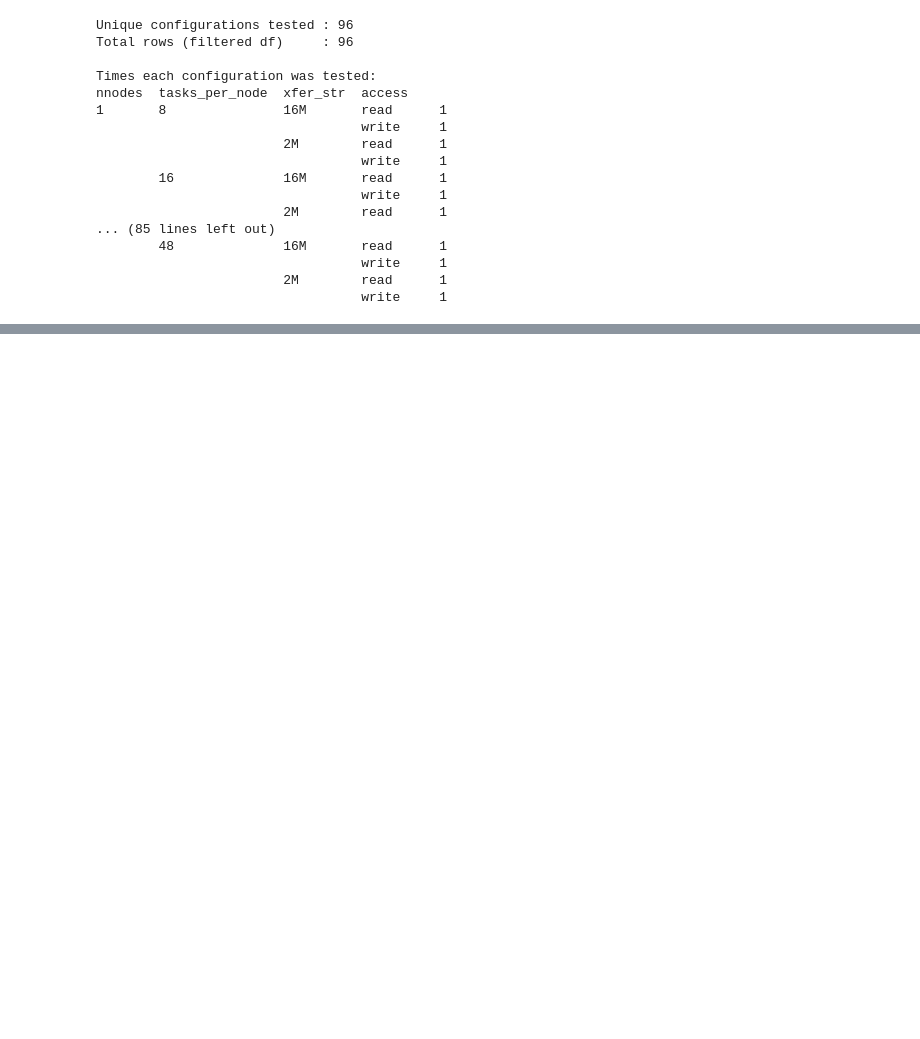
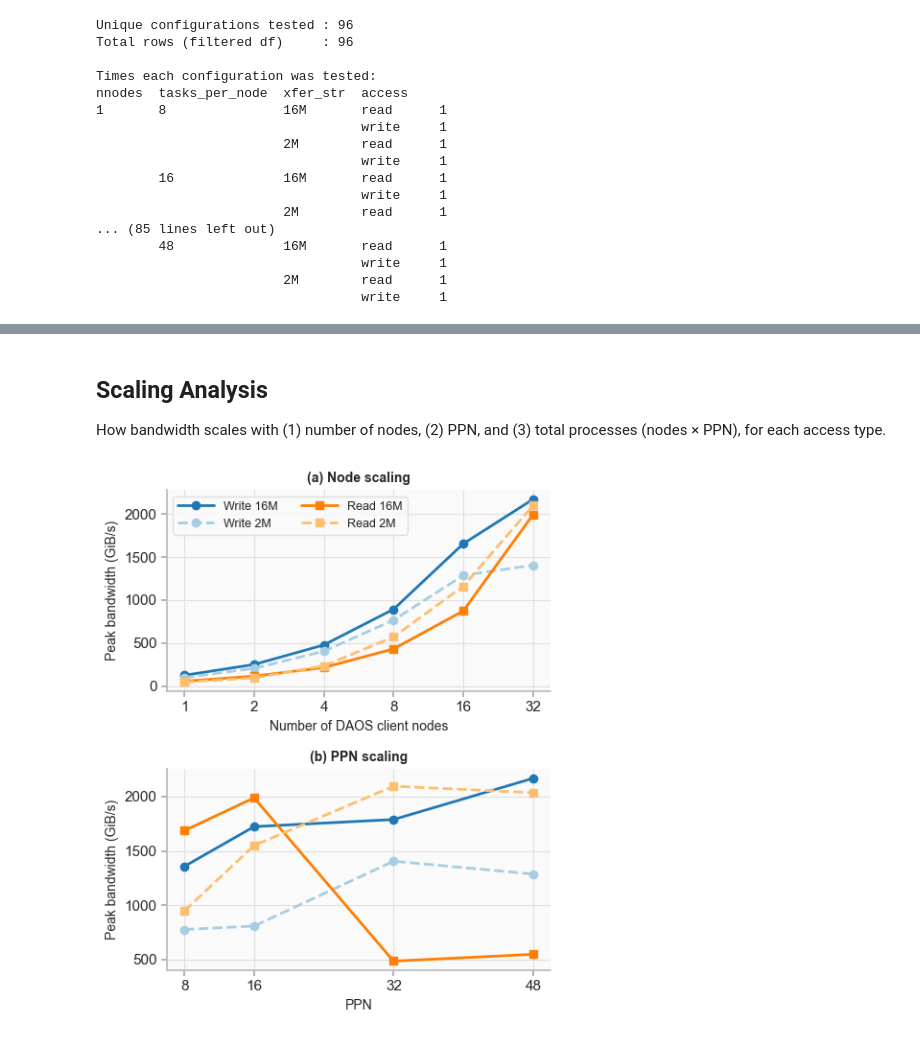
Before and after one commit to cissieAB/pdsw26_daos-bench, a Jupyter notebook: results/aurora/ior/ior_rw_bw.ipynb, the cells around one changed output, grey strips where cells are left out. Drawn from its saved outputs; the diff is of its cells as text; code cells hidden in the pictures; blank space fills up the shorter version.

Commit message:
Notebook updates: iod-bs randwidth fig
Seq-read notebook updates

```diff
--- a/results/aurora/ior/ior_rw_bw.ipynb
+++ b/results/aurora/ior/ior_rw_bw.ipynb
@@ -136,0 +153,19 @@ plt.show()
+# %%
+config_cols = ["nnodes", "tasks_per_node", "xfer_str", "access"]
+
+# One row per config — mean == the single measured value
+stats = raw_filt.groupby(config_cols)["bw(GiB/s)"].agg(
+    mean_bw="mean",
+    n_iters="count",
+).reset_index()
+
+# --- Peak config per (access, xfer_str, ppn) ---
+peak_idx = stats.groupby(["access", "xfer_str", "tasks_per_node"])["mean_bw"].idxmax()
+peak = stats.loc[peak_idx].sort_values(["xfer_str", "access", "tasks_per_node"]).reset_index(drop=True)
+
+print("Peak throughput by access × transfer size × ppn:")
+print(
+    peak[["access", "xfer_str", "tasks_per_node", "nnodes", "mean_bw"]]
+    .rename(columns={"mean_bw": "BW (GiB/s)", "tasks_per_node": "ppn"})
+    .to_string(index=False)
+)
@@ -136,0 +246,59 @@ plt.show()
+# %% [markdown]
+## Scaling Analysis
+
+How bandwidth scales with (1) number of nodes, (2) PPN, and (3) total processes (nodes × PPN), for each access type.
+# %%
+s_all = stats.copy()
+s_all["total_procs"] = s_all["nnodes"] * s_all["tasks_per_node"]
+
+paired = sns.color_palette("Paired", 12)
+# light shade → 2M, dark shade → 16M; blue=read, red=write
+# blue pair=write, orange pair=read; solid=16M, dashed=2M
+series_styles = {
+    ("write", "16M"): dict(color=paired[1],  linestyle="-",  marker="o", label="Write 16M"),
+    ("write",  "2M"): dict(color=paired[0],  linestyle="--", marker="o", label="Write 2M"),
+    ("read",  "16M"): dict(color=paired[7],  linestyle="-",  marker="s", label="Read 16M"),
+    ("read",   "2M"): dict(color=paired[6],  linestyle="--", marker="s", label="Read 2M"),
+}
+
+node_ticks = sorted(s_all["nnodes"].unique())
+ppn_ticks  = sorted(s_all["tasks_per_node"].unique())
+
+# ── Figure 1: node scaling + PPN scaling ──────────────────────────────────────
+fig1, axes1 = plt.subplots(2, 1, figsize=(5, 6))
+
+for (access, xfer), style in series_styles.items():
+    sub = s_all[(s_all["access"] == access) & (s_all["xfer_str"] == xfer)]
+
+    ns = sub.groupby("nnodes")["mean_bw"].max().reset_index().sort_values("nnodes")
+    axes1[0].plot(ns["nnodes"], ns["mean_bw"], **style)
+
+    ps = sub.groupby("tasks_per_node")["mean_bw"].max().reset_index().sort_values("tasks_per_node")
+    axes1[1].plot(ps["tasks_per_node"], ps["mean_bw"], **style)
+
+axes1[0].set_xscale("log", base=2)
+axes1[0].set_xticks(node_ticks)
+axes1[0].set_xticklabels([str(n) for n in node_ticks])
+axes1[0].set_xlabel("Number of DAOS client nodes")
+axes1[0].set_title("(a) Node scaling", fontsize=10, fontweight="bold")
+
+axes1[1].set_xticks(ppn_ticks)
+axes1[1].set_xlabel("PPN")
+axes1[1].set_title("(b) PPN scaling", fontsize=10, fontweight="bold")
+
+for ax in axes1:
+    ax.set_ylabel("Peak bandwidth (GiB/s)")
+    ax.tick_params(axis="both", length=4, color="#aaaaaa")
+    for sp in ax.spines.values():
+        sp.set_color("#bbbbbb")
+
+# Single shared legend inside the first subplot, top-left
+handles, labels = axes1[0].get_legend_handles_labels()
+axes1[0].legend(handles, labels, loc="upper left", fontsize=9, ncol=2,
+                frameon=True, framealpha=0.9, edgecolor="#dddddd", handlelength=3)
+
+fig1.tight_layout()
+plt.savefig("ior-scaling-node-ppn.pdf", bbox_inches="tight")
+plt.show()
+# %% [output]
+[figure, added]
```
Also changed, not shown: parts of 10 cells of this notebook, 7 other files.
